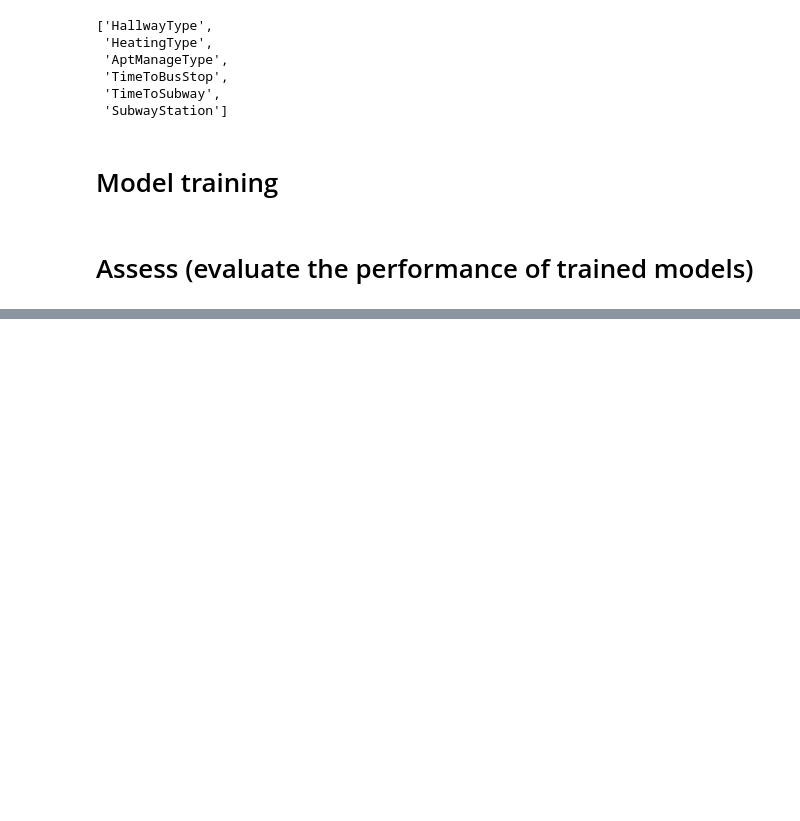
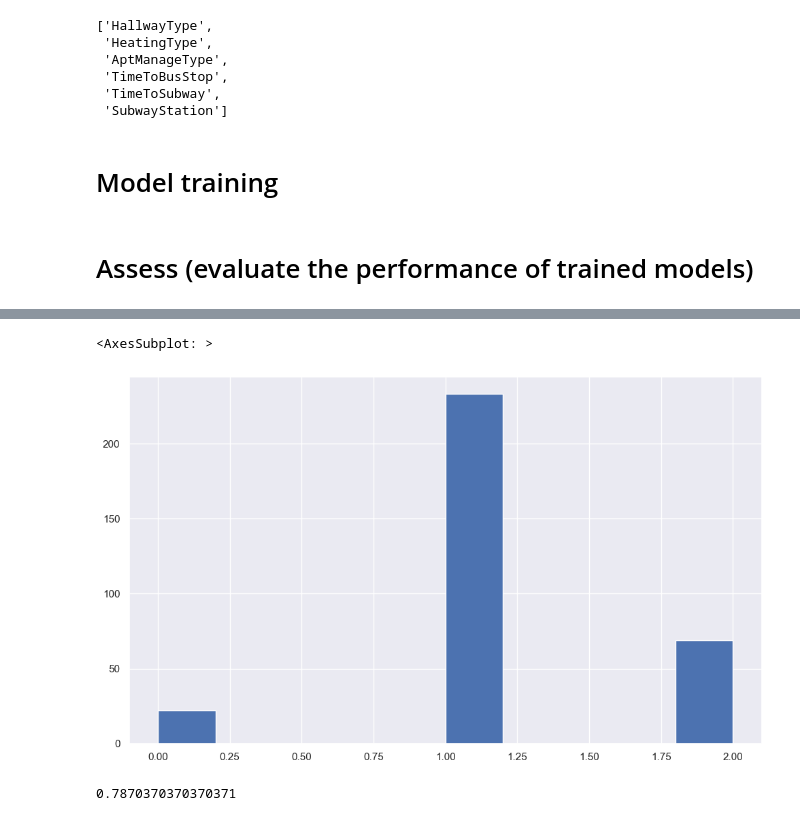
Before and after one commit to milosz-l/SSNE, a Jupyter notebook: lab5_miniprojekt2/miniprojekt2_randomforest.ipynb, the cells around one changed output, grey strips where cells are left out. Saved outputs shown, nothing was run; the diff lists cells and outputs as text; code cells hidden in the pictures; blank space fills up the shorter version.

Commit message:
randomforest (regression) 78% accuracy

```diff
--- a/lab5_miniprojekt2/miniprojekt2_randomforest.ipynb
+++ b/lab5_miniprojekt2/miniprojekt2_randomforest.ipynb
@@ -224,0 +245,11 @@ model_training_pipeline.score(X_valid_df, y_valid_df)
+# %%
+preds_categorical.hist()
+# %% [output]
+<AxesSubplot: >
+[figure, added]
+# %%
+from sklearn.metrics import accuracy_score
+
+accuracy_score(valid_categorical, preds_categorical)
+# %% [output]
+0.7870370370370371
```
Also changed, not shown: parts of 8 cells of this notebook.
